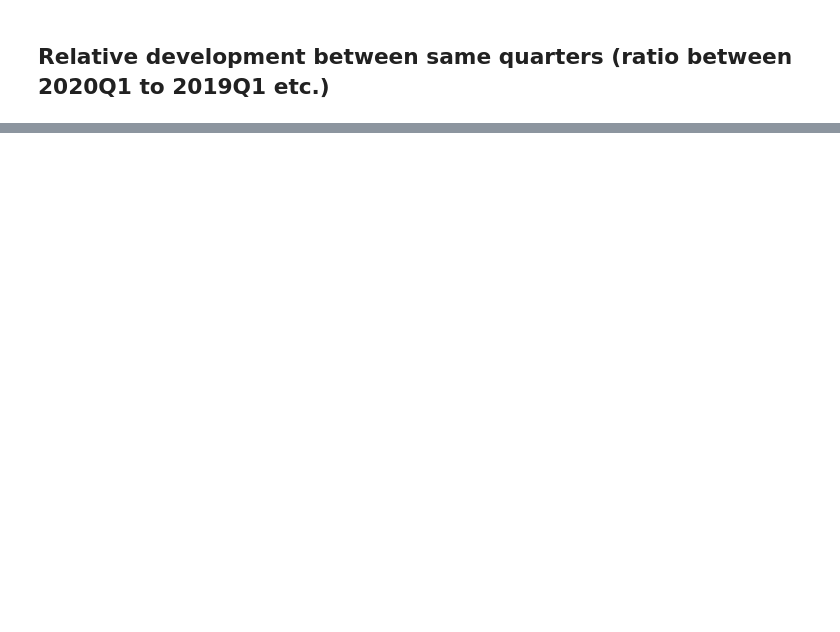
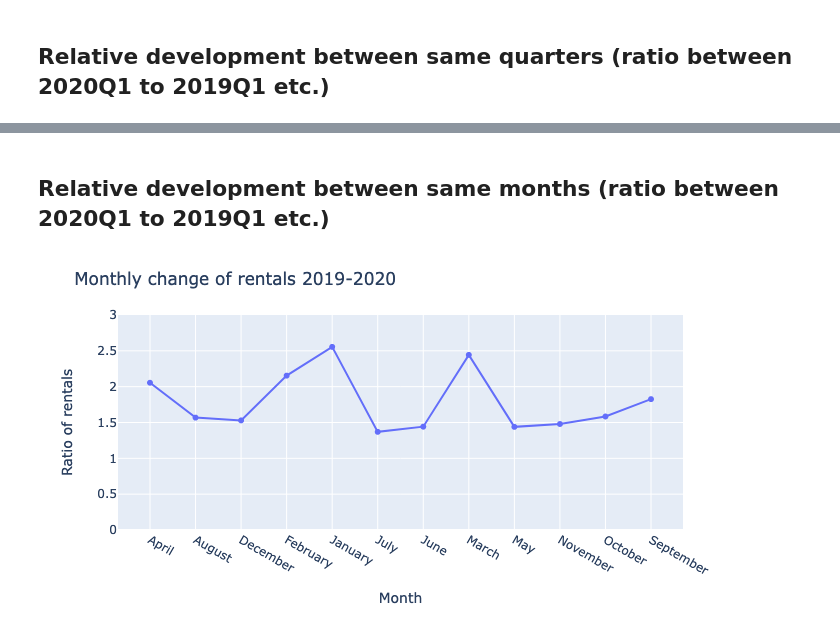
Before and after one commit to fpcqqw/escooter, a Jupyter notebook: Time_Series.ipynb, the cells around one changed output, grey strips where cells are left out. Saved outputs shown, nothing was run; the diff lists cells and outputs as text; code cells hidden in the pictures; blank space fills up the shorter version.

```diff
--- a/Time_Series.ipynb
+++ b/Time_Series.ipynb
@@ -284,0 +290,18 @@ fig_rat_q.update_layout(title="Quarterly change of rentals 2019-2020",yaxis_rang
+# %% [markdown]
+## Relative development between same months (ratio between 2020Q1 to 2019Q1 etc.)
+# %%
+df_2019_grouped = df_2019.groupby("month_w",as_index=False).count()
+df_2019_grouped = df_2019_grouped[["month_w","datetime"]]
+df_2019_grouped = df_2019_grouped.rename(columns={"datetime":"count_2019"})
+
+df_2020_grouped = df_2020.groupby("month_w", as_index=False).count()
+df_2020_grouped = df_2020_grouped[["month_w","datetime"]]
+df_2020_grouped = df_2020_grouped.rename(columns={"datetime":"count_2020"})
+
+df_merged_y = pd.merge(df_2020_grouped,df_2019_grouped, how="inner", on="month_w")
+df_merged_y["ratio"] = df_merged_y["count_2020"] / df_merged_y["count_2019"]
+
+fig = px.line(df_merged_y, x="month_w", y="ratio", markers=True)
+fig.update_layout(title="Monthly change of rentals 2019-2020",yaxis_range=[0,3], xaxis_title="Month", yaxis_title="Ratio of rentals")
+# %% [output]
+[figure, added]
```
Also changed, not shown: parts of 19 cells of this notebook.
